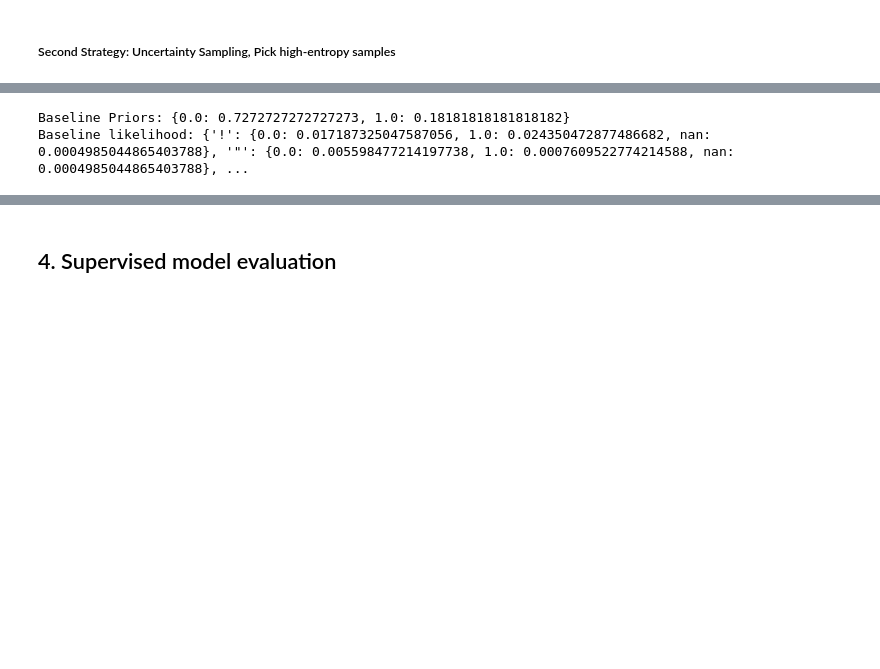
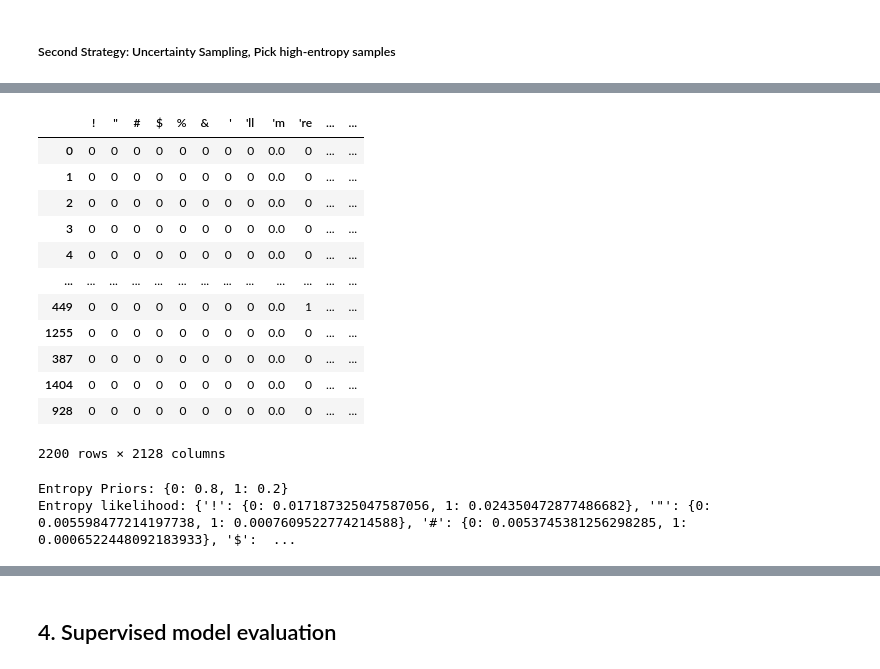
Before and after one commit to YubotKwng/Naive-Bayes-model-classifiying-spam-messages, a Jupyter notebook: COMP30027_2025_asst1_template.ipynb, the cells around one changed output, grey strips where cells are left out. Drawn from its saved outputs; the diff is of its cells as text; code cells hidden in the pictures; blank space fills up the shorter version.

```diff
--- a/COMP30027_2025_asst1_template.ipynb
+++ b/COMP30027_2025_asst1_template.ipynb
@@ -693,12 +725,37 @@ entropy_train_data
+# %%
+entropy_train_data = pd.concat([
+        count_df,
+        selected
+    ])
+
+# Replace all NaN values with 0
+entropy_train_data = entropy_train_data.fillna(0)
+
+entropy_train_data
+# %% [output]
+|  | ! | " | # | $ | % | & | ' | 'll | 'm | 're | ... | ... |
+| 0 | 0 | 0 | 0 | 0 | 0 | 0 | 0 | 0 | 0.0 | 0 | ... | ... |
+| 1 | 0 | 0 | 0 | 0 | 0 | 0 | 0 | 0 | 0.0 | 0 | ... | ... |
+| 2 | 0 | 0 | 0 | 0 | 0 | 0 | 0 | 0 | 0.0 | 0 | ... | ... |
+| 3 | 0 | 0 | 0 | 0 | 0 | 0 | 0 | 0 | 0.0 | 0 | ... | ... |
+| 4 | 0 | 0 | 0 | 0 | 0 | 0 | 0 | 0 | 0.0 | 0 | ... | ... |
+| ... | ... | ... | ... | ... | ... | ... | ... | ... | ... | ... | ... | ... |
+| 449 | 0 | 0 | 0 | 0 | 0 | 0 | 0 | 0 | 0.0 | 1 | ... | ... |
+| 1255 | 0 | 0 | 0 | 0 | 0 | 0 | 0 | 0 | 0.0 | 0 | ... | ... |
+| 387 | 0 | 0 | 0 | 0 | 0 | 0 | 0 | 0 | 0.0 | 0 | ... | ... |
+| 1404 | 0 | 0 | 0 | 0 | 0 | 0 | 0 | 0 | 0.0 | 0 | ... | ... |
+| 928 | 0 | 0 | 0 | 0 | 0 | 0 | 0 | 0 | 0.0 | 0 | ... | ... |
+2200 rows × 2128 columns
 # %%
 # train the new semi-supervised model
-entropy_priors_prob, entropy_word_probs, entropy_vocabulary = train_model(entropy_train_data)
+entropy_vocabulary, entropy_df = create_matrix(df)
+entropy_priors_prob, entropy_word_probs = train_model(entropy_df)
 
-print("Baseline Priors:", entropy_priors_prob)
-print("Baseline likelihood:", entropy_word_probs)
+print("Entropy Priors:", entropy_priors_prob)
+print("Entropy likelihood:", entropy_word_probs)
 # %% [output]
-Baseline Priors: {0.0: 0.7272727272727273, 1.0: 0.18181818181818182}
-Baseline likelihood: {'!': {0.0: 0.017187325047587056, 1.0: 0.024350472877486682, nan: 0.0004985044865403788}, '"': {0.0: 0.005598477214197738, 1.0: 0.0007609522774214588, nan: 0.0004985044865403788}, ...
+Entropy Priors: {0: 0.8, 1: 0.2}
+Entropy likelihood: {'!': {0: 0.017187325047587056, 1: 0.024350472877486682}, '"': {0: 0.005598477214197738, 1: 0.0007609522774214588}, '#': {0: 0.0053745381256298285, 1: 0.0006522448092183933}, '$':  ...
 # %%
 len(entropy_vocabulary)
 # %% [output]
```
Also changed, not shown: parts of 29 cells of this notebook.
